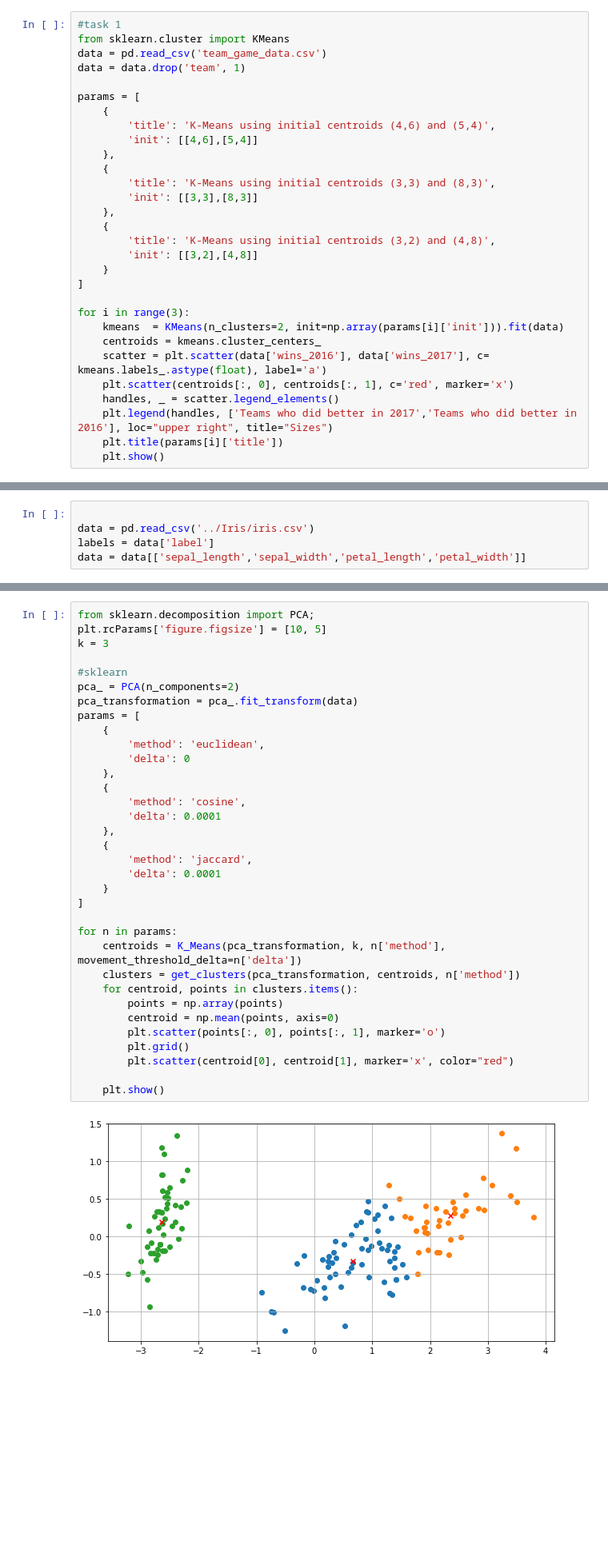
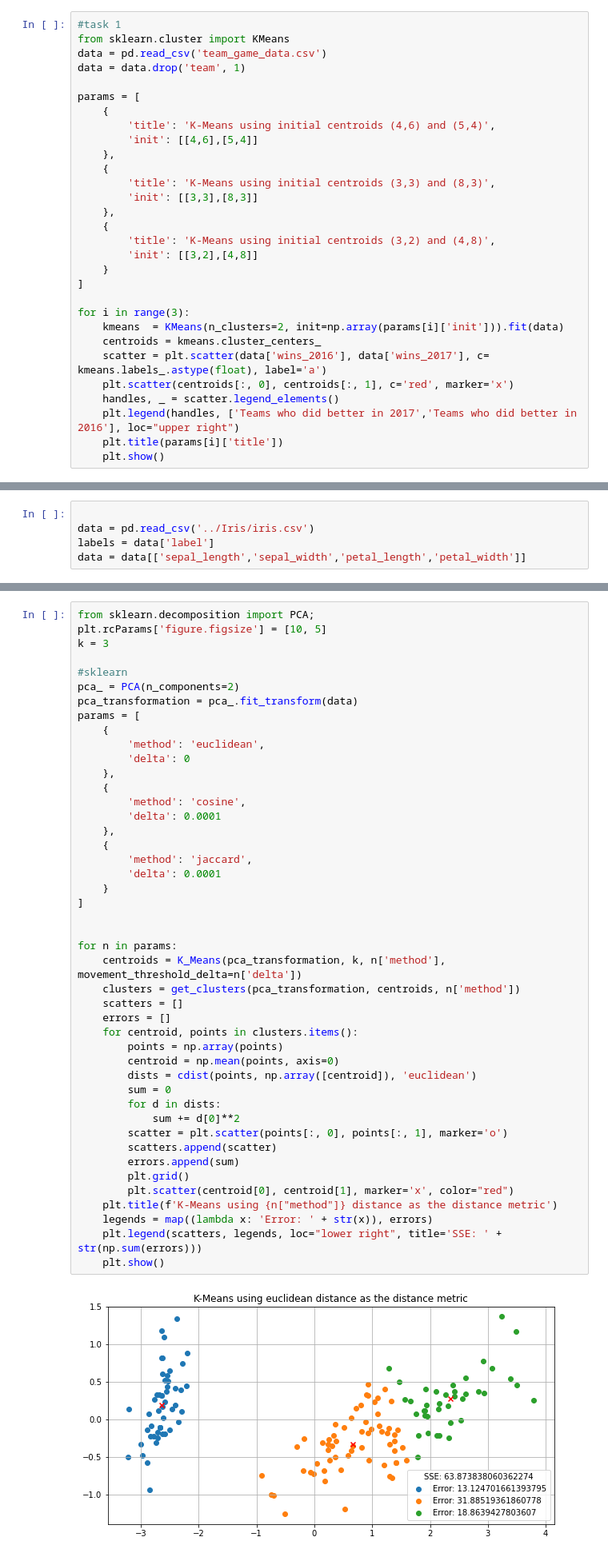
Before and after one commit to lumalav/CAP5610, a Jupyter notebook: HW5/HW5.ipynb, the cells around one changed output, grey strips where cells are left out. Shown: that part at 80% size. Cells and saved outputs as stored; diff of their text form; blank space fills up the shorter version.

```diff
--- a/HW5/HW5.ipynb
+++ b/HW5/HW5.ipynb
@@ -29,7 +29,7 @@ for i in range(3):
     scatter = plt.scatter(data['wins_2016'], data['wins_2017'], c= kmeans.labels_.astype(float), label='a')
     plt.scatter(centroids[:, 0], centroids[:, 1], c='red', marker='x')
     handles, _ = scatter.legend_elements()
-    plt.legend(handles, ['Teams who did better in 2017','Teams who did better in 2016'], loc="upper right", title="Sizes")
+    plt.legend(handles, ['Teams who did better in 2017','Teams who did better in 2016'], loc="upper right")
     plt.title(params[i]['title'])
     plt.show()
 # %% [output]
@@ -112,33 +112,44 @@ plt.rcParams['figure.figsize'] = [10, 5]
 k = 3
 
 #sklearn
 pca_ = PCA(n_components=2)
 pca_transformation = pca_.fit_transform(data)
 params = [
     {
         'method': 'euclidean',
         'delta': 0
     },
     {
         'method': 'cosine',
         'delta': 0.0001
     },
     {
         'method': 'jaccard',
         'delta': 0.0001
     }
 ]
 
+
 for n in params:
     centroids = K_Means(pca_transformation, k, n['method'], movement_threshold_delta=n['delta'])
     clusters = get_clusters(pca_transformation, centroids, n['method'])
+    scatters = []
+    errors = []
     for centroid, points in clusters.items():
         points = np.array(points)
         centroid = np.mean(points, axis=0)
-        plt.scatter(points[:, 0], points[:, 1], marker='o')
+        dists = cdist(points, np.array([centroid]), 'euclidean')
+        sum = 0
+        for d in dists:
+            sum += d[0]**2
+        scatter = plt.scatter(points[:, 0], points[:, 1], marker='o')
+        scatters.append(scatter)
+        errors.append(sum)
         plt.grid()
         plt.scatter(centroid[0], centroid[1], marker='x', color="red")
-
+    plt.title(f'K-Means using {n["method"]} distance as the distance metric')
+    legends = map((lambda x: 'Error: ' + str(x)), errors)
+    plt.legend(scatters, legends, loc="lower right", title='SSE: ' + str(np.sum(errors)))
     plt.show()
 # %% [output]
-[figure, old version]
+[figure, new version]
```
Also changed, not shown: parts of 1 cell of this notebook.
